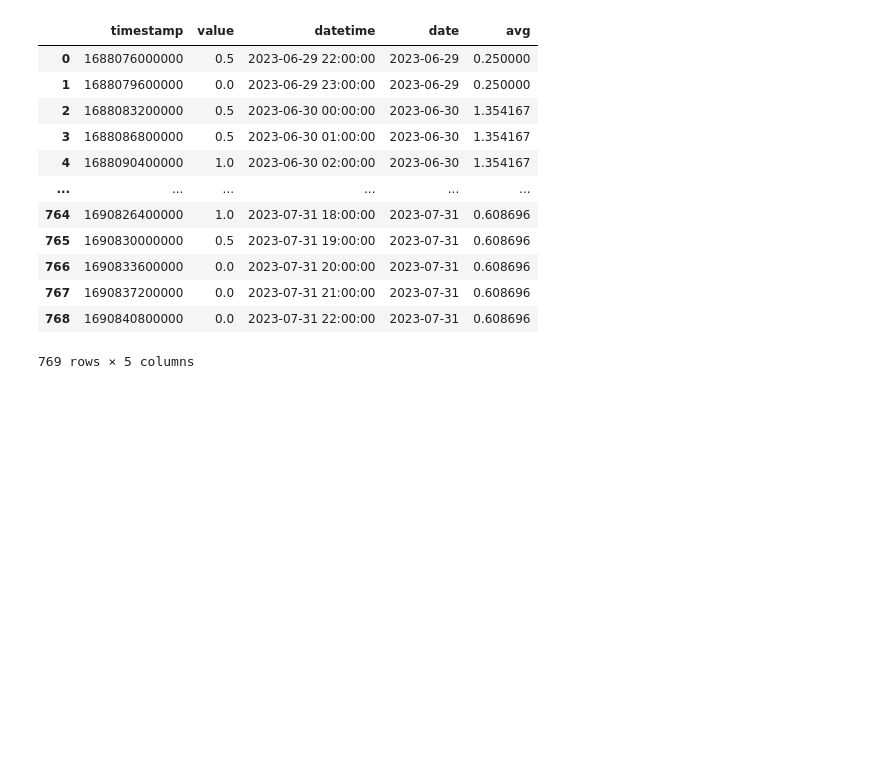
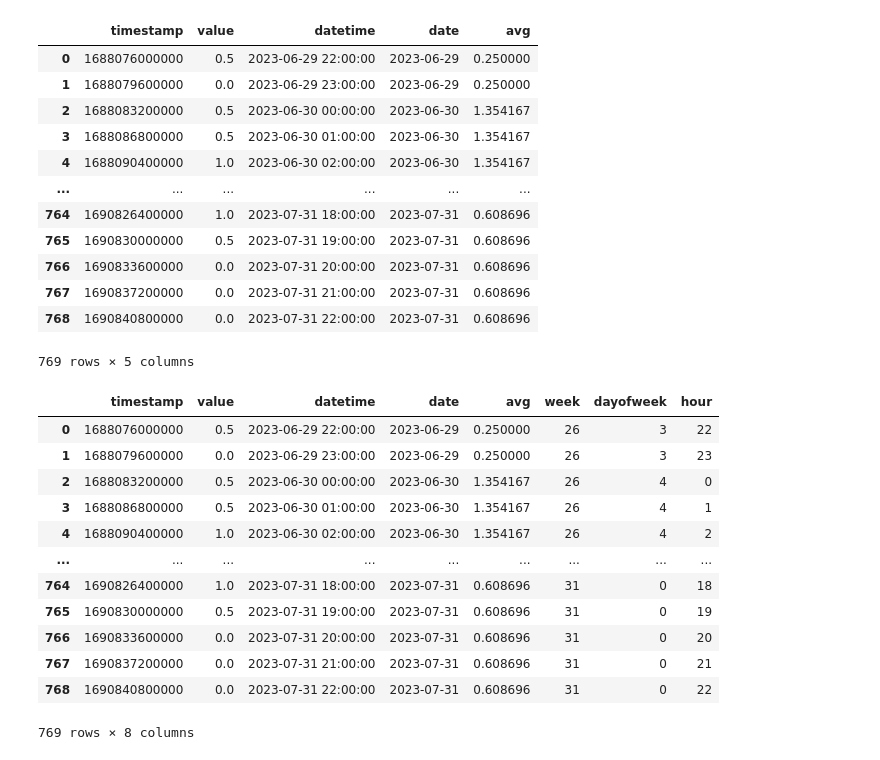
Before and after one commit to paulinedepuydt/data_track_integrated_exercise, a Jupyter notebook: src/plot.ipynb, the cells around one changed output. Drawn from its saved outputs; the diff is of its cells as text; code cells hidden in the pictures; blank space fills up the shorter version.

```diff
--- a/src/plot.ipynb
+++ b/src/plot.ipynb
@@ -32,0 +39,16 @@ ts
+# %%
+ts
+# %% [output]
+|  | timestamp | value | datetime | date | avg | week | dayofweek | hour |
+| 0 | 1688076000000 | 0.5 | 2023-06-29 22:00:00 | 2023-06-29 | 0.250000 | 26 | 3 | 22 |
+| 1 | 1688079600000 | 0.0 | 2023-06-29 23:00:00 | 2023-06-29 | 0.250000 | 26 | 3 | 23 |
+| 2 | 1688083200000 | 0.5 | 2023-06-30 00:00:00 | 2023-06-30 | 1.354167 | 26 | 4 | 0 |
+| 3 | 1688086800000 | 0.5 | 2023-06-30 01:00:00 | 2023-06-30 | 1.354167 | 26 | 4 | 1 |
+| 4 | 1688090400000 | 1.0 | 2023-06-30 02:00:00 | 2023-06-30 | 1.354167 | 26 | 4 | 2 |
+| ... | ... | ... | ... | ... | ... | ... | ... | ... |
+| 764 | 1690826400000 | 1.0 | 2023-07-31 18:00:00 | 2023-07-31 | 0.608696 | 31 | 0 | 18 |
+| 765 | 1690830000000 | 0.5 | 2023-07-31 19:00:00 | 2023-07-31 | 0.608696 | 31 | 0 | 19 |
+| 766 | 1690833600000 | 0.0 | 2023-07-31 20:00:00 | 2023-07-31 | 0.608696 | 31 | 0 | 20 |
+| 767 | 1690837200000 | 0.0 | 2023-07-31 21:00:00 | 2023-07-31 | 0.608696 | 31 | 0 | 21 |
+| 768 | 1690840800000 | 0.0 | 2023-07-31 22:00:00 | 2023-07-31 | 0.608696 | 31 | 0 | 22 |
+769 rows × 8 columns
```
Also changed, not shown: parts of 8 cells of this notebook, 3 other files.
